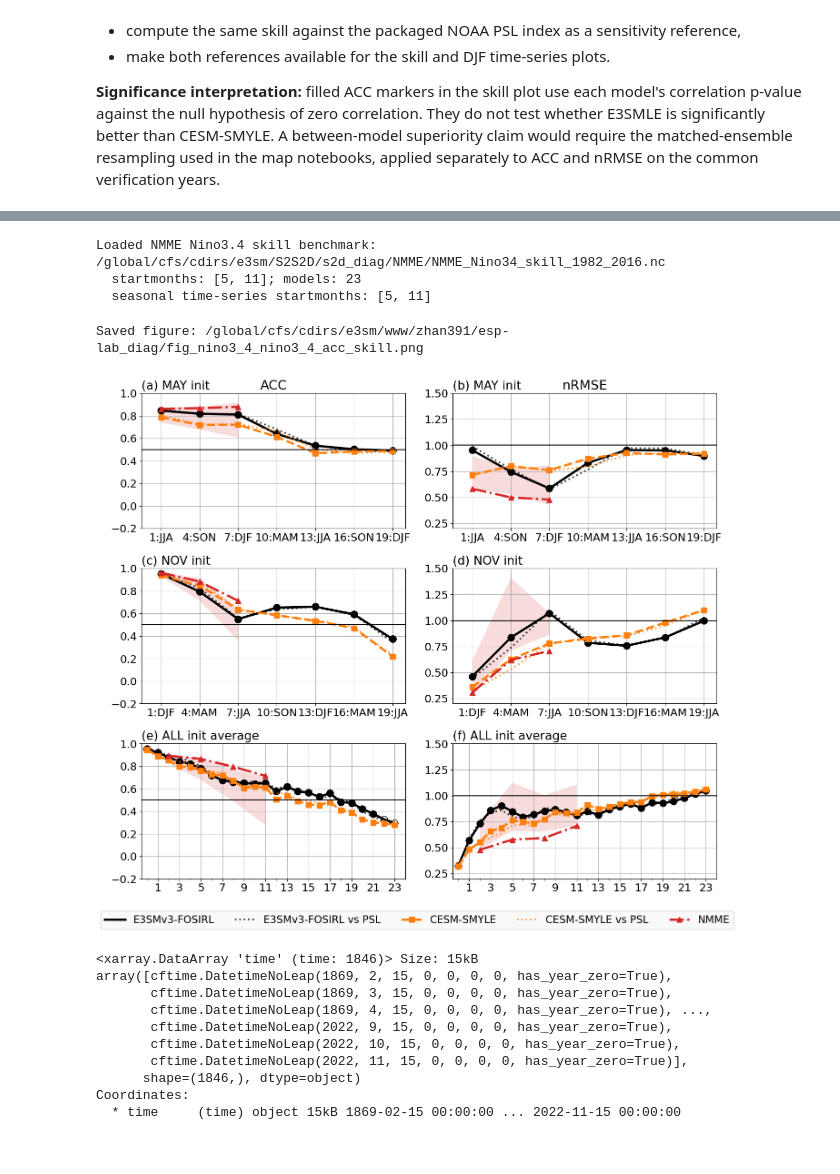
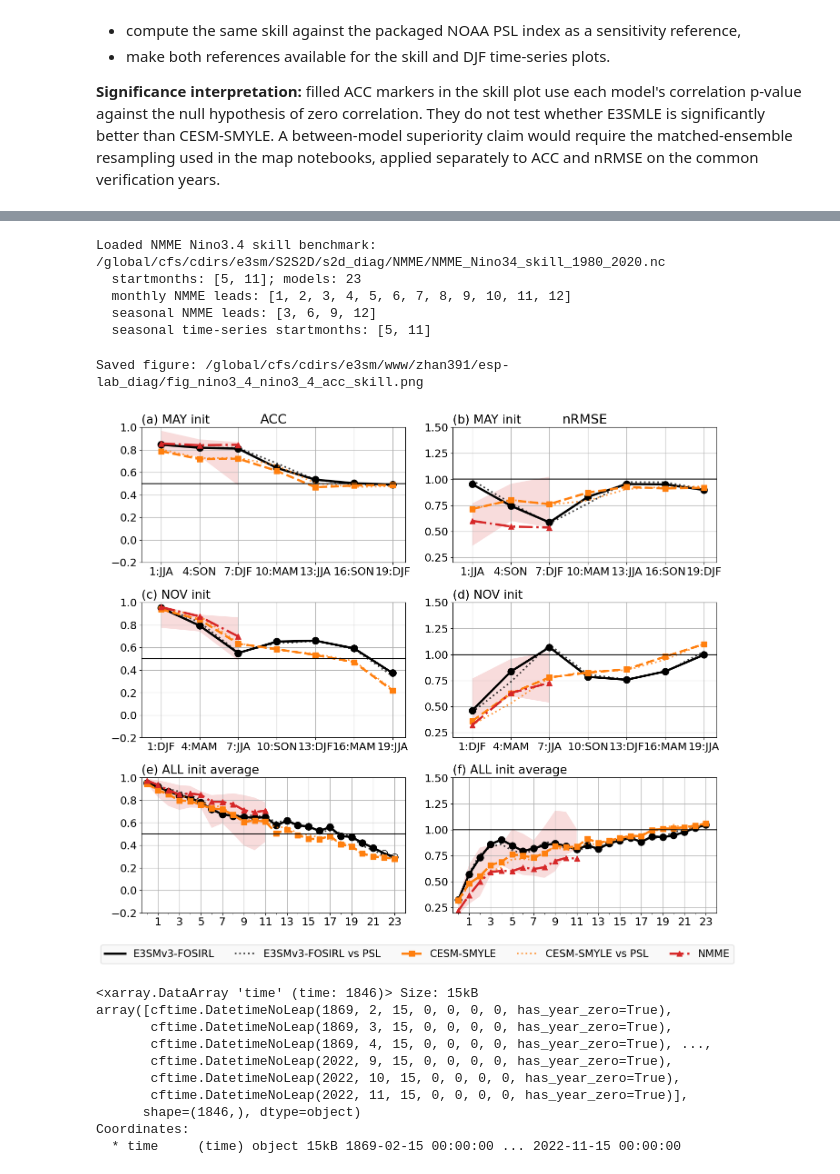
Before and after one commit to E3SM-Project/ESP-Lab, a Jupyter notebook: jupyter/4_refactor_sst_skill_ts.ipynb, the cells around one changed output, grey strips where cells are left out. Saved outputs shown, nothing was run; the diff lists cells and outputs as text; code cells hidden in the pictures.

```diff
--- a/jupyter/4_refactor_sst_skill_ts.ipynb
+++ b/jupyter/4_refactor_sst_skill_ts.ipynb
@@ -700,7 +697,8 @@ Wall time: 7.39 s
 # which calls scripts/run_nmme_nino34_yeager_diag.py on the downloaded
 # member-split NMME SST archive using the Yeager f03/f04-style method.
 NMME_OUTDIR = Path("/global/cfs/cdirs/e3sm/S2S2D/s2d_diag/NMME")
-NMME_SKILL_FILE = NMME_OUTDIR / "NMME_Nino34_skill_1982_2016.nc"
+NMME_SKILL_FILE = NMME_OUTDIR / "NMME_Nino34_skill_1980_2020.nc"
+NMME_PERIOD_TAG = NMME_SKILL_FILE.stem.removeprefix("NMME_Nino34_skill_")
 nmme_label = "NMME"
 nmme_skill_available = False
 for _nmme_name in [
@@ -722,37 +720,43 @@ if cfg.region_name == "Nino3.4" and NMME_SKILL_FILE.is_file():
         nmme_startmonth = xr.DataArray(nmme_startmonths, name="startmonth", dims="startmonth")
         nmme_skill_ds = nmme_skill_ds.sel(startmonth=nmme_startmonths)
 
+        def _nmme_var(var_name, lead_dim):
+            da = nmme_skill_ds[var_name]
+            if lead_dim in da.dims:
+                da = da.rename({lead_dim: "L"})
+            return da
+
         nmme_seas_skill_plot = xr.Dataset(
             {
-                "corr": nmme_skill_ds["nmme_seas_skill_mmm_corr"],
-                "pval": nmme_skill_ds["nmme_seas_skill_mmm_pval"],
-                "rmse": nmme_skill_ds["nmme_seas_skill_mmm_rmse"],
+                "corr": _nmme_var("nmme_seas_skill_mmm_corr", "seasonal_L"),
+                "pval": _nmme_var("nmme_seas_skill_mmm_pval", "seasonal_L"),
+                "rmse": _nmme_var("nmme_seas_skill_mmm_rmse", "seasonal_L"),
             }
         )
         nmme_seas_skill_spread = xr.Dataset(
             {
-                "corr": nmme_skill_ds["nmme_seas_skill_corr"],
-                "rmse": nmme_skill_ds["nmme_seas_skill_rmse"],
+                "corr": _nmme_var("nmme_seas_skill_corr", "seasonal_L"),
+                "rmse": _nmme_var("nmme_seas_skill_rmse", "seasonal_L"),
             }
         )
         nmme_skill_plot = xr.Dataset(
             {
-                "corr": nmme_skill_ds["nmme_skill_mmm_corr"],
-                "pval": nmme_skill_ds["nmme_skill_mmm_pval"],
-                "rmse": nmme_skill_ds["nmme_skill_mmm_rmse"],
+                "corr": _nmme_var("nmme_skill_mmm_corr", "monthly_L"),
+                "pval": _nmme_var("nmme_skill_mmm_pval", "monthly_L"),
+                "rmse": _nmme_var("nmme_skill_mmm_rmse", "monthly_L"),
             }
         )
         nmme_skill_spread = xr.Dataset(
             {
-                "corr": nmme_skill_ds["nmme_skill_corr"],
-                "rmse": nmme_skill_ds["nmme_skill_rmse"],
+                "corr": _nmme_var("nmme_skill_corr", "monthly_L"),
+                "rmse": _nmme_var("nmme_skill_rmse", "monthly_L"),
             }
         )
 
         nmme_seas_dd_by_month = {}
         nmme_seas_time_by_month = {}
         for m in nmme_startmonths:
-            nmme_seas_file = NMME_OUTDIR / f"NMME{m:02d}_Nino34SST_seas_dd.nc"
+            nmme_seas_file = NMME_OUTDIR / f"NMME{m:02d}_Nino34SST_seas_dd_{NMME_PERIOD_TAG}.nc"
             if not nmme_seas_file.is_file():
                 print(f"NMME seasonal time-series overlay skipped for {m:02d}: {nmme_seas_file} not found")
                 continue
@@ -774,6 +778,8 @@ if cfg.region_name == "Nino3.4" and NMME_SKILL_FILE.is_file():
         nmme_skill_available = True
         print(f"Loaded NMME Nino3.4 skill benchmark: {NMME_SKILL_FILE}")
         print(f"  startmonths: {nmme_startmonths}; models: {nmme_skill_ds.sizes.get('model', 0)}")
+        print(f"  monthly NMME leads: {nmme_skill_plot.L.values.tolist()}")
+        print(f"  seasonal NMME leads: {nmme_seas_skill_plot.L.values.tolist()}")
         if "nmme_seas" in globals():
             print(f"  seasonal time-series startmonths: {nmme_seas.startmonth.values.tolist()}")
     else:
@@ -783,8 +789,10 @@ elif cfg.region_name != "Nino3.4":
 else:
     print(f"NMME benchmark skipped: file not found: {NMME_SKILL_FILE}")
 # %% [output]
-Loaded NMME Nino3.4 skill benchmark: /global/cfs/cdirs/e3sm/S2S2D/s2d_diag/NMME/NMME_Nino34_skill_1982_2016.nc
+Loaded NMME Nino3.4 skill benchmark: /global/cfs/cdirs/e3sm/S2S2D/s2d_diag/NMME/NMME_Nino34_skill_1980_2020.nc
   startmonths: [5, 11]; models: 23
+  monthly NMME leads: [1, 2, 3, 4, 5, 6, 7, 8, 9, 10, 11, 12]
+  seasonal NMME leads: [3, 6, 9, 12]
   seasonal time-series startmonths: [5, 11]
 # %%
 # -----------------------------
@@ -1023,19 +1031,24 @@ for j, sm in enumerate(startmonths):
         )
 
         if "nmme_seas_skill_spread" in globals() and sm in nmme_seas_skill_spread.startmonth.values:
-            tmp_nmme_spread = nmme_seas_skill_spread.sel(startmonth=sm)
+            # Seasonal red line is start-month-specific; draw the envelope
+            # across selected start months and models so the NMME range remains visible.
+            tmp_nmme_spread = nmme_seas_skill_spread
+            nmme_seas_spread_dims = [
+                dim for dim in ("startmonth", "model") if dim in tmp_nmme_spread.dims
+            ]
             ax.fill_between(
                 tmp_nmme_spread.L.data - 2,
-                tmp_nmme_spread.corr.min("model", skipna=True),
-                tmp_nmme_spread.corr.max("model", skipna=True),
+                tmp_nmme_spread.corr.min(nmme_seas_spread_dims, skipna=True),
+                tmp_nmme_spread.corr.max(nmme_seas_spread_dims, skipna=True),
                 fc=nmme_color,
                 alpha=nmme_spread_alpha,
                 linewidth=0,
             )
             ax2.fill_between(
                 tmp_nmme_spread.L.data - 2,
-                tmp_nmme_spread.rmse.min("model", skipna=True),
-                tmp_nmme_spread.rmse.max("model", skipna=True),
+                tmp_nmme_spread.rmse.min(nmme_seas_spread_dims, skipna=True),
+                tmp_nmme_spread.rmse.max(nmme_seas_spread_dims, skipna=True),
                 fc=nmme_color,
                 alpha=nmme_spread_alpha,
                 linewidth=0,
@@ -1159,6 +1172,7 @@ if (
         label=f"{smyle_label} vs PSL",
     )
 
+# Bottom panels are monthly ALL-init averages, so use monthly-lead NMME skill here.
 if "nmme_skill_plot" in globals():
     tmp_nmme = nmme_skill_plot.mean("startmonth")
     ax.plot(
@@ -1191,19 +1205,22 @@ if "nmme_skill_plot" in globals():
     )
 
     if "nmme_skill_spread" in globals():
-        tmp_nmme_spread = nmme_skill_spread.mean("startmonth")
+        # Keep the line as the ALL-init monthly MMM, but draw the envelope
+        # across both start months and models so the band does not collapse.
+        tmp_nmme_spread = nmme_skill_spread
+        nmme_spread_dims = [dim for dim in ("startmonth", "model") if dim in tmp_nmme_spread.dims]
         ax.fill_between(
             tmp_nmme_spread.L.data - 1,
-            tmp_nmme_spread.corr.min("model", skipna=True),
-            tmp_nmme_spread.corr.max("model", skipna=True),
+            tmp_nmme_spread.corr.min(nmme_spread_dims, skipna=True),
+            tmp_nmme_spread.corr.max(nmme_spread_dims, skipna=True),
             fc=nmme_color,
             alpha=nmme_spread_alpha,
             linewidth=0,
         )
         ax2.fill_between(
             tmp_nmme_spread.L.data - 1,
-            tmp_nmme_spread.rmse.min("model", skipna=True),
-            tmp_nmme_spread.rmse.max("model", skipna=True),
+            tmp_nmme_spread.rmse.min(nmme_spread_dims, skipna=True),
+            tmp_nmme_spread.rmse.max(nmme_spread_dims, skipna=True),
             fc=nmme_color,
             alpha=nmme_spread_alpha,
             linewidth=0,
@@ -1229,34 +1246,34 @@ ax2.set_ylim(monthly_rmse_ylim)
 ax2.grid(show_grid)
 ax2.axhline(y=rmse_hline, color=hline_color)
 
 # Collect handles and labels for a single 1-line legend at the bottom
 handles, labels = ax.get_legend_handles_labels()
 fig.legend(
     handles, labels,
     loc="lower center",
     ncol=5,
     bbox_to_anchor=(0.5, 0.01),
     frameon=True,
     facecolor="#f9f9f9",
     edgecolor="lightgray",
     framealpha=0.9
 )
 
 fig.tight_layout(rect=[0, 0.06, 1, 1])
 figpath = FIGURE_OUTDIR / figname
 mov.save_figure(
     fig, figpath,
     mode="",
     metric=f"{cfg.region_name.lower()}_sst_skill",
     title=f"{cfg.region_name} SST Skill: {field}",
     caption=f"Verification period: {period}",
     dpi=dpi,
 )
 print("Saved figure:", figpath)
 plt.show()
 # %% [output]
 Saved figure: /global/cfs/cdirs/e3sm/www/zhan391/esp-lab_diag/fig_nino3_4_nino3_4_acc_skill.png
-[figure, old version]
+[figure, new version]
 # %%
 # -----------------------------
 # DJF observed anomaly series
```
Also changed, not shown: parts of 11 cells of this notebook, 9 other files.
